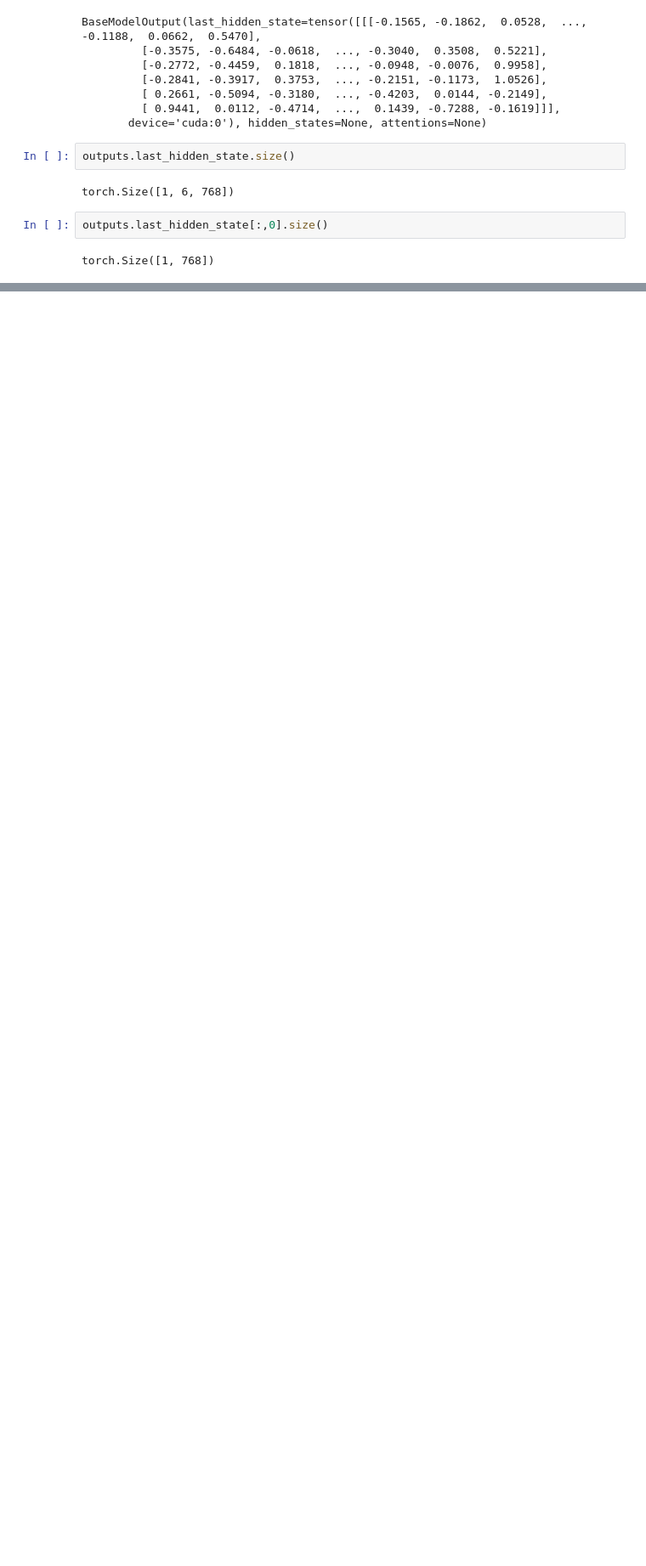
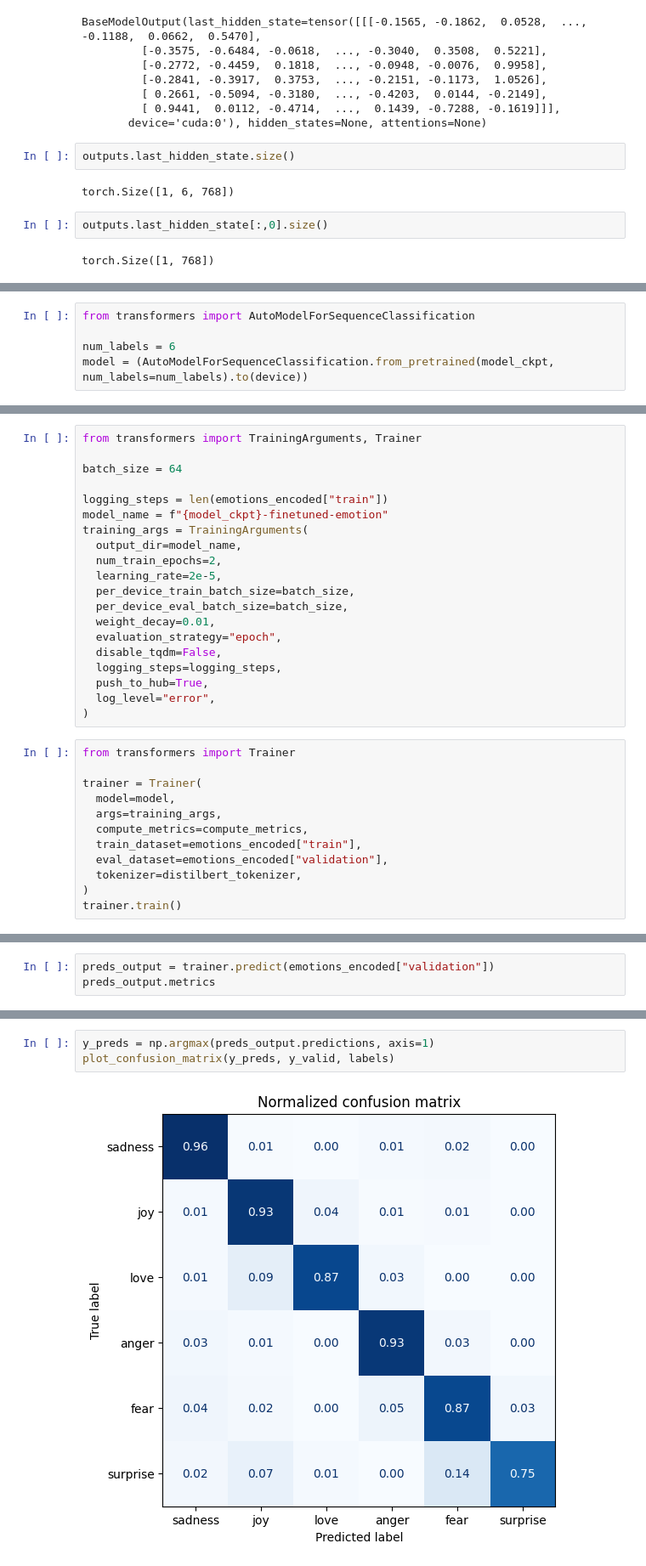
Before and after one commit to ZhangYan0001/TF-Learnning, a Jupyter notebook: Src/item2/2_1.ipynb, the cells around one changed output, grey strips where cells are left out. Shown at 85% size. Drawn from its saved outputs; the diff is of its cells as text; blank space fills up the shorter version.

```diff
--- a/Src/item2/2_1.ipynb
+++ b/Src/item2/2_1.ipynb
@@ -193,0 +272,5 @@ torch.Size([1, 768])
+# %%
+from transformers import AutoModelForSequenceClassification
+
+num_labels = 6
+model = (AutoModelForSequenceClassification.from_pretrained(model_ckpt, num_labels=num_labels).to(device))
@@ -193,0 +297,32 @@ torch.Size([1, 768])
+# %%
+from transformers import TrainingArguments, Trainer
+
+batch_size = 64
+
+logging_steps = len(emotions_encoded["train"])
+model_name = f"{model_ckpt}-finetuned-emotion"
+training_args = TrainingArguments(
+  output_dir=model_name,
+  num_train_epochs=2,
+  learning_rate=2e-5,
+  per_device_train_batch_size=batch_size,
+  per_device_eval_batch_size=batch_size,
+  weight_decay=0.01,
+  evaluation_strategy="epoch",
+  disable_tqdm=False,
+  logging_steps=logging_steps,
+  push_to_hub=True,
+  log_level="error",
+)
+# %%
+from transformers import Trainer
+
+trainer = Trainer(
+  model=model,
+  args=training_args,
+  compute_metrics=compute_metrics,
+  train_dataset=emotions_encoded["train"],
+  eval_dataset=emotions_encoded["validation"],
+  tokenizer=distilbert_tokenizer,
+)
+trainer.train()
@@ -193,0 +334,3 @@ torch.Size([1, 768])
+# %%
+preds_output = trainer.predict(emotions_encoded["validation"])
+preds_output.metrics
@@ -193,0 +344,5 @@ torch.Size([1, 768])
+# %%
+y_preds = np.argmax(preds_output.predictions, axis=1)
+plot_confusion_matrix(y_preds, y_valid, labels)
+# %% [output]
+[figure, added]
```
Also changed, not shown: parts of 24 cells of this notebook, 1 other file.
